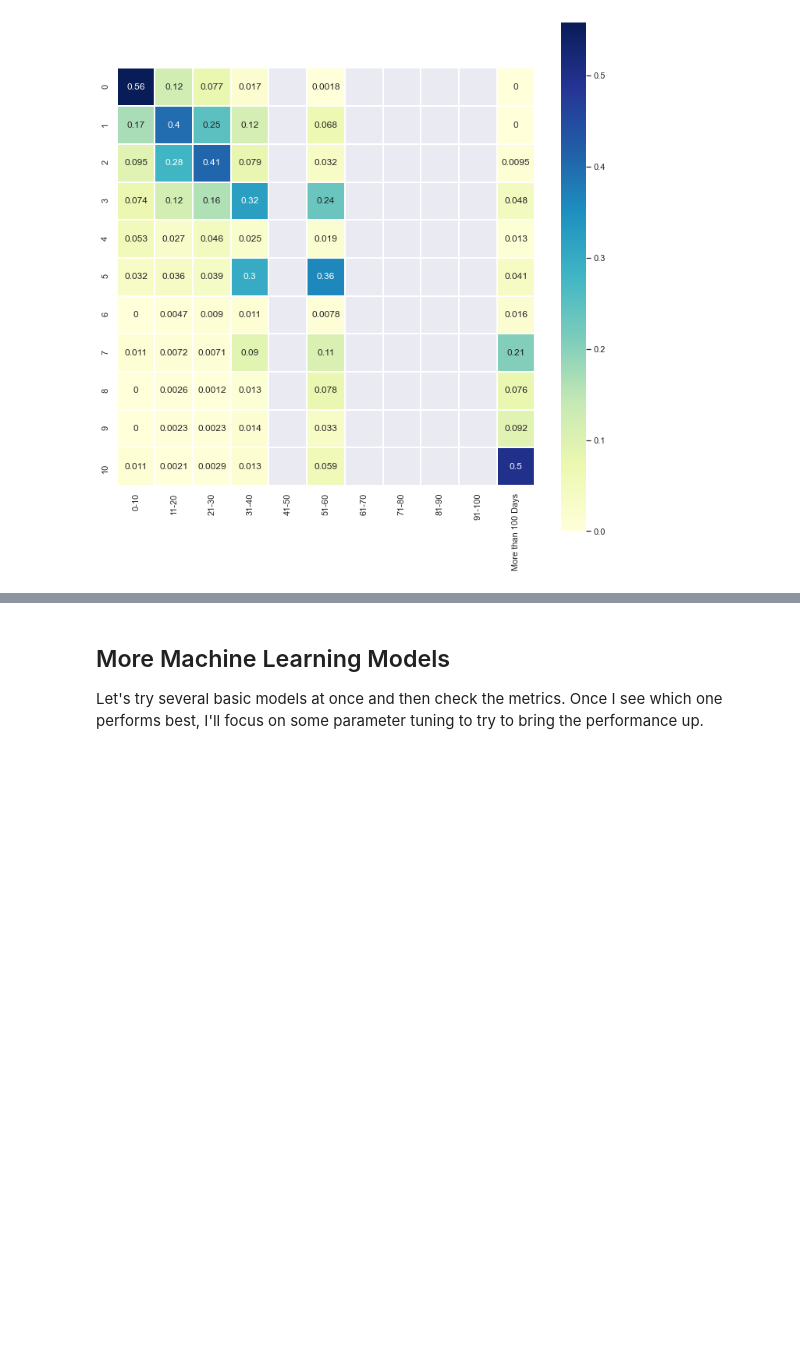
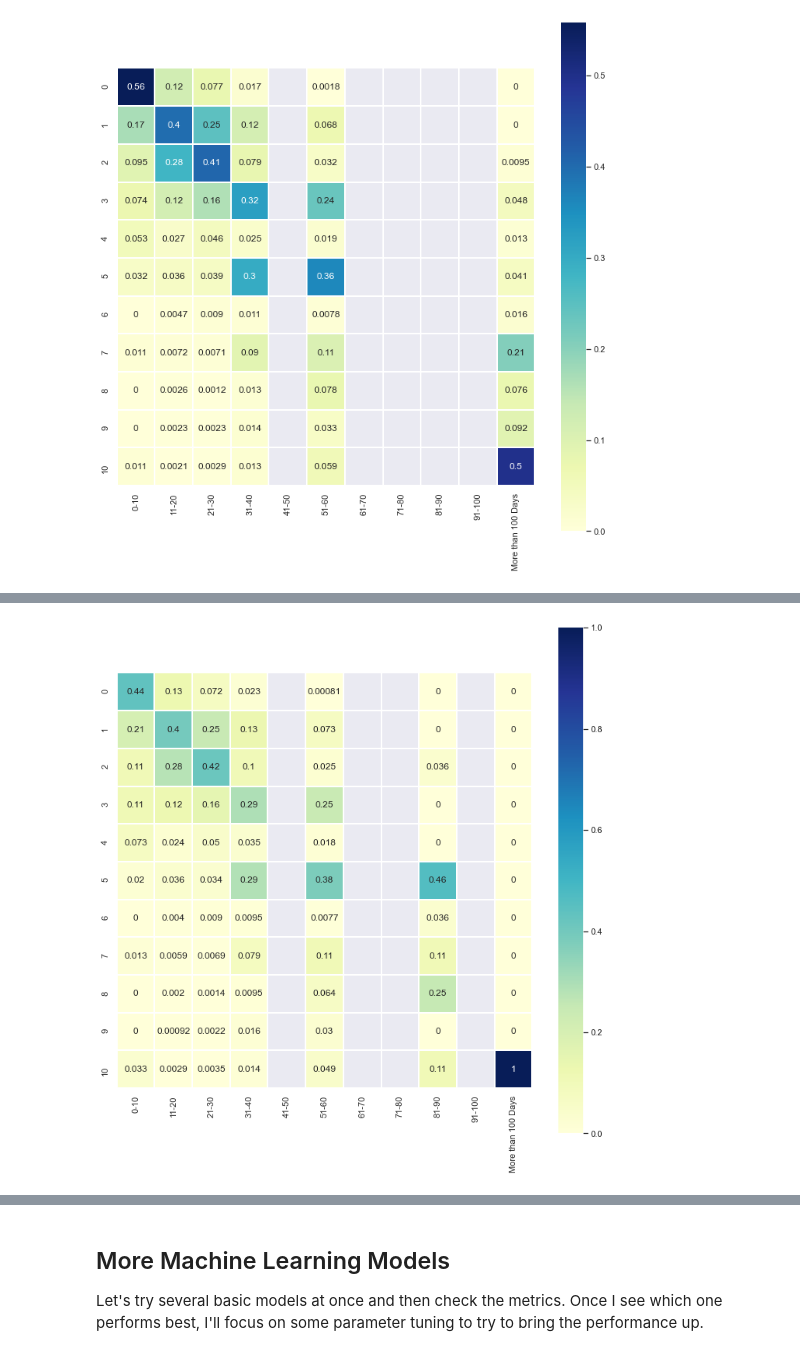
Before and after one commit to Jasc94/competitions, a Jupyter notebook: how_long_would_you_stay/2_workfile.ipynb, the cells around one changed output, grey strips where cells are left out. Drawn from its saved outputs; the diff is of its cells as text; code cells hidden in the pictures; blank space fills up the shorter version.

```diff
--- a/how_long_would_you_stay/2_workfile.ipynb
+++ b/how_long_would_you_stay/2_workfile.ipynb
@@ -173,0 +353,16 @@ Let's try with other models now.
+# %%
+# To calculate the predicitons relative to the column sum
+col_sum = modeller.cm.sum(axis = 0, keepdims = True)
+col_rel = modeller.cm / col_sum
+
+labels = preprocessor.target_variable()
+
+# To plot
+plt.figure(figsize = (12, 12))
+sns.heatmap(col_rel, annot = True, linewidths = .1, square=True, cmap = "YlGnBu")
+
+plt.xticks(np.arange(11) + .5, list(labels.values()), rotation = 90)
+
+plt.show()
+# %% [output]
+[figure, added]
```
Also changed, not shown: parts of 25 cells of this notebook, 16 other files.
